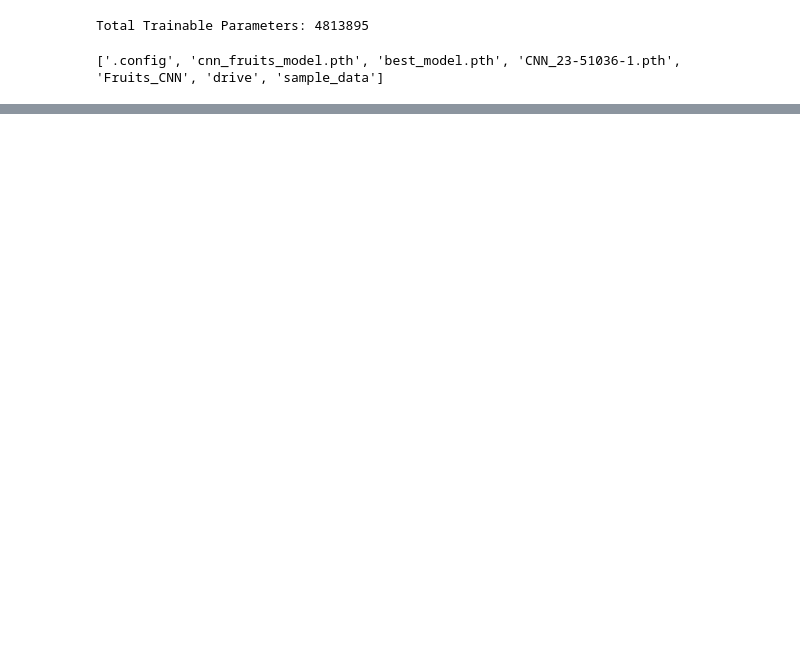
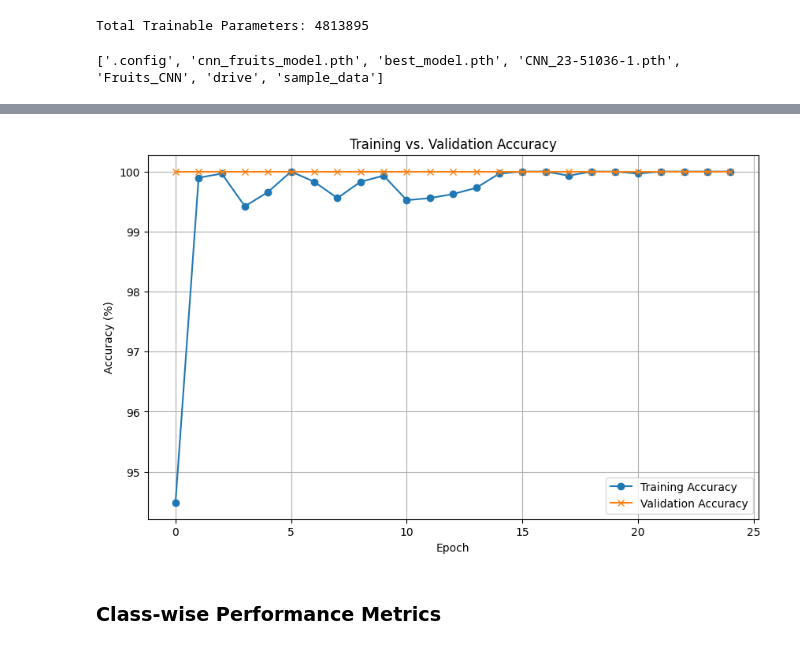
Before and after one commit to shiblidata/computer-vision-pattern-recognition, a Jupyter notebook: CNN_23_51036_1.ipynb, the cells around one changed output, grey strips where cells are left out. Drawn from its saved outputs; the diff is of its cells as text; code cells hidden in the pictures; blank space fills up the shorter version.

```diff
--- a/CNN_23_51036_1.ipynb
+++ b/CNN_23_51036_1.ipynb
@@ -833,0 +839,16 @@ files.download("CNN_23-51036-1.pth")
+# %%
+import matplotlib.pyplot as plt
+
+plt.figure(figsize=(10, 6))
+plt.plot(train_accuracies, label='Training Accuracy', marker='o')
+plt.plot(val_accuracies, label='Validation Accuracy', marker='x')
+plt.title('Training vs. Validation Accuracy')
+plt.xlabel('Epoch')
+plt.ylabel('Accuracy (%)')
+plt.legend()
+plt.grid(True)
+plt.show()
+# %% [output]
+[figure, added]
+# %% [markdown]
+### Class-wise Performance Metrics
```
Also changed, not shown: parts of 29 cells of this notebook.
